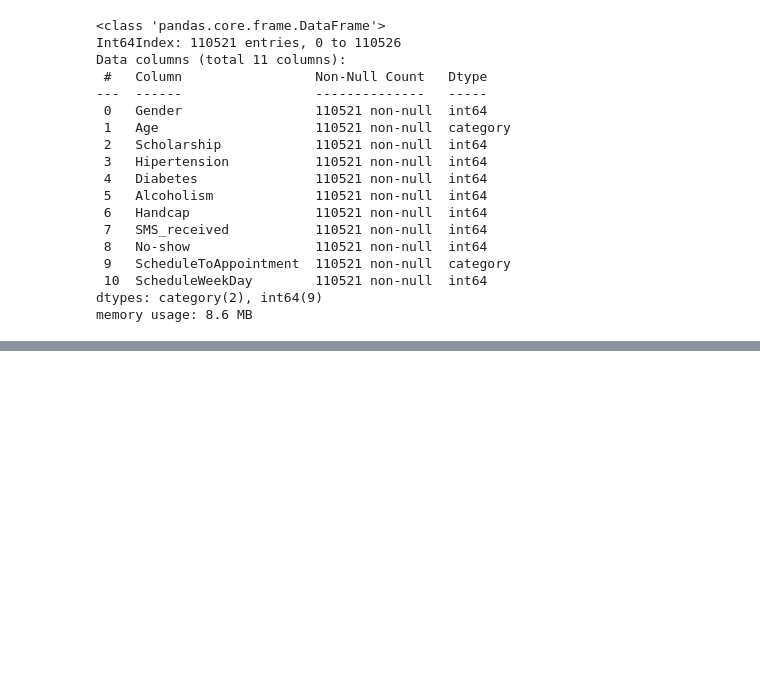
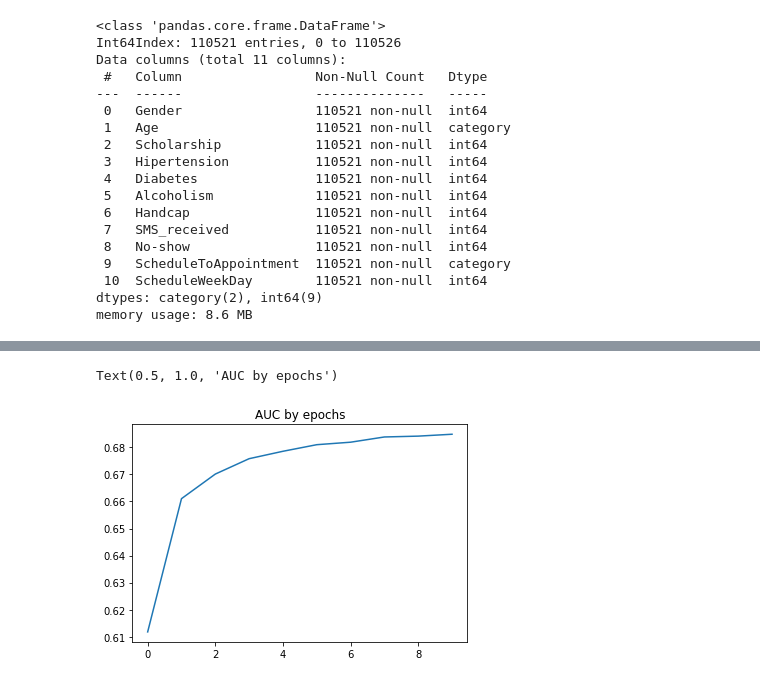
Before and after one commit to GFerrazzo/INE5644, a Jupyter notebook: Entrega Final.ipynb, the cells around one changed output, grey strips where cells are left out. Saved outputs shown, nothing was run; the diff lists cells and outputs as text; code cells hidden in the pictures; blank space fills up the shorter version.

Commit message:
segundo modelo

```diff
--- a/Entrega Final.ipynb
+++ b/Entrega Final.ipynb
@@ -134,0 +189,20 @@ Epoch 5/5
+# %%
+df_model = df.copy()
+
+target = df_model.pop('No-show')
+
+dataset = tf.data.Dataset.from_tensor_slices((df_model.values, target.values))
+
+train_dataset = dataset.shuffle(len(df_model)).batch(32)
+
+model2 = tf.keras.Sequential([
+    tf.keras.layers.Dense(11, activation='relu'),
+    tf.keras.layers.Dense(11, activation='relu'),
+    tf.keras.layers.Dense(1, activation='sigmoid')
+  ])
+
+model2.compile(optimizer='sgd',
+                loss=tf.keras.losses.BinaryCrossentropy(from_logits=False),
+                metrics=[tf.keras.metrics.AUC()])
+
+model2_performance = model2.fit(train_dataset, epochs=10)
@@ -134,0 +230,7 @@ Epoch 5/5
+# %%
+# Plot da acuracia de treino e validacao
+plt.plot(model2_performance.history['auc'])
+plt.title('AUC by epochs')
+# %% [output]
+Text(0.5, 1.0, 'AUC by epochs')
+[figure, added]
```
Also changed, not shown: parts of 25 cells of this notebook.
